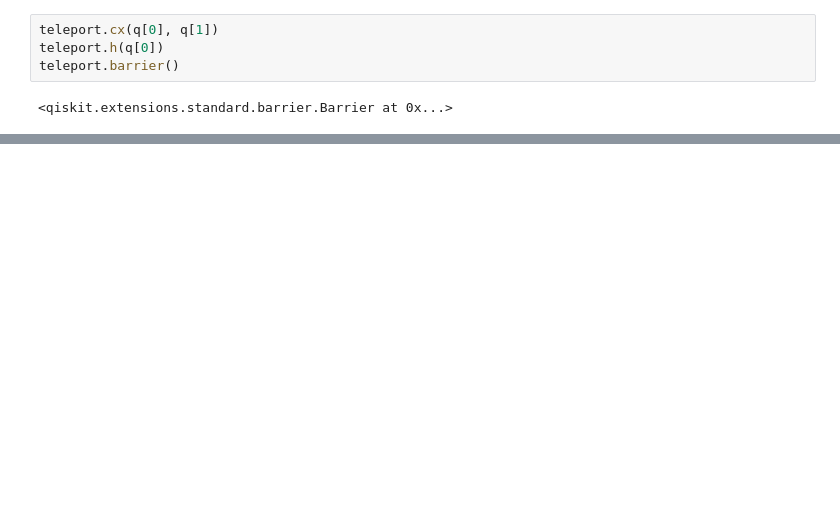
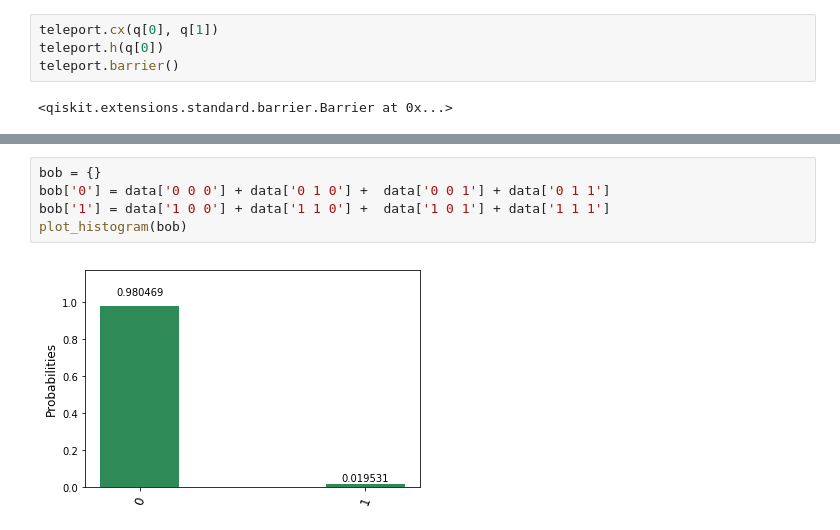
Before and after one commit to zhjch05/E6998QC, a Jupyter notebook: teleport.ipynb, the cells around one changed output, grey strips where cells are left out. Drawn from its saved outputs; the diff is of its cells as text; blank space fills up the shorter version.

```diff
--- a/teleport.ipynb
+++ b/teleport.ipynb
@@ -69,0 +100,7 @@ dc.drawCircuit(teleport)
+# %%
+bob = {}
+bob['0'] = data['0 0 0'] + data['0 1 0'] +  data['0 0 1'] + data['0 1 1']
+bob['1'] = data['1 0 0'] + data['1 1 0'] +  data['1 0 1'] + data['1 1 1']
+plot_histogram(bob)
+# %% [output]
+[figure, added]
```
Also changed, not shown: parts of 9 cells of this notebook.
